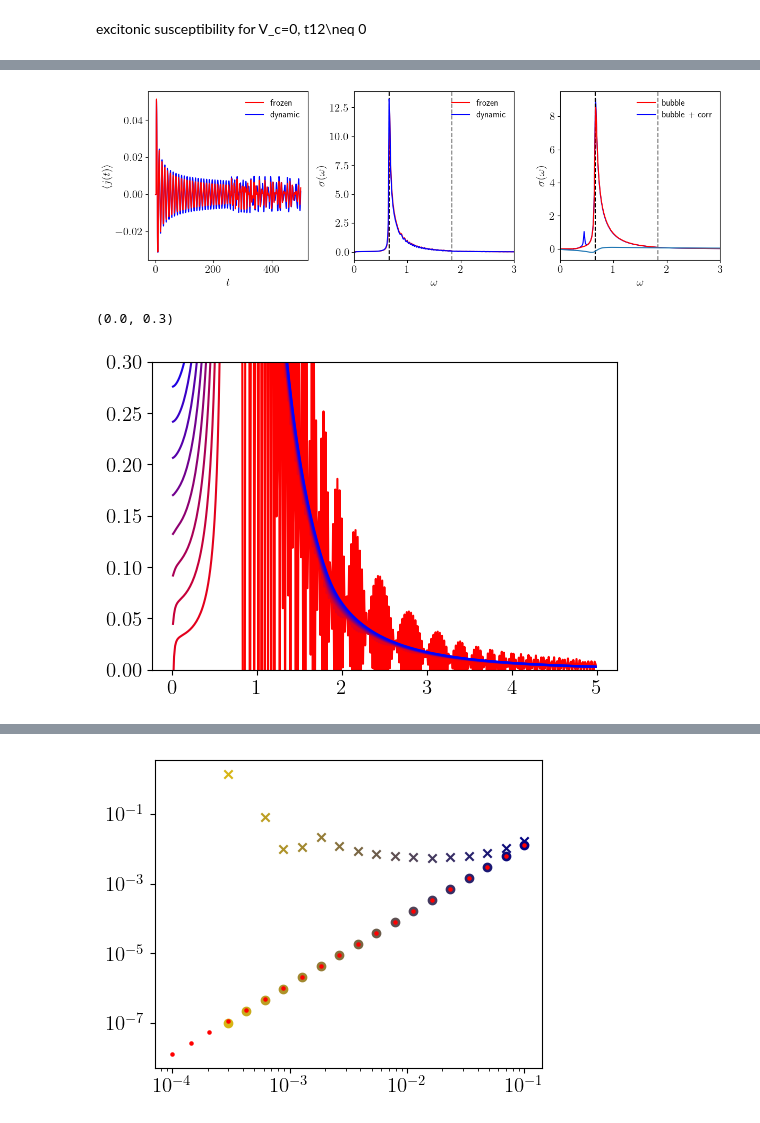
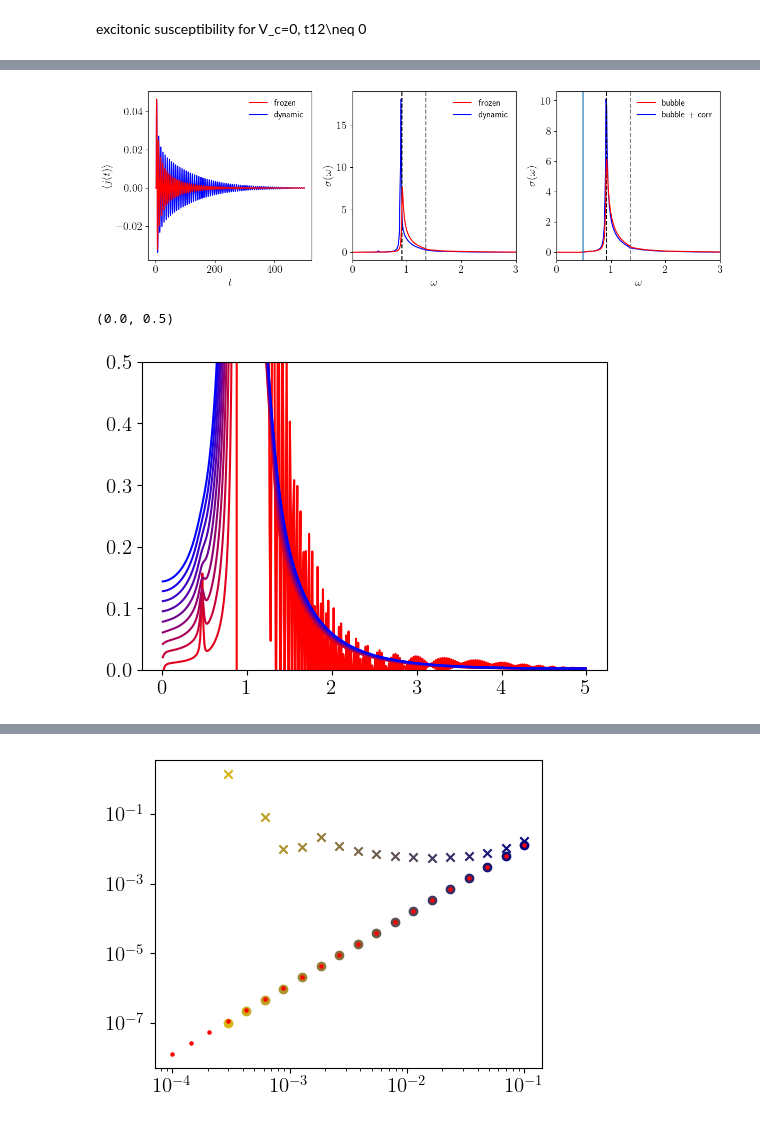
Before and after one commit to anastuhec/takarada, a Jupyter notebook: 25-03-test.ipynb, the cells around one changed output, grey strips where cells are left out. Drawn from its saved outputs; the diff is of its cells as text; code cells hidden in the pictures.

```diff
--- a/25-03-test.ipynb
+++ b/25-03-test.ipynb
@@ -76,7 +76,7 @@ Vb = 1.0
 mu0 = 0.
 include_hartree = True
 
-Nk = 1000
+Nk = 2500
 
 gap = -3
 epsilon = 0.5*(gap + 2*t_ + 2*t)
@@ -142,7 +142,7 @@ sigma = 0.01
 Omega0 = 0.0
 dt = 0.003
 t_max = 500
-Ncorr = 10
+Ncorr = 100
 tol = 1e-5
 
 Gamma = 0.01
@@ -175,22 +175,23 @@ timeN, measurementN, normaN, delta_bsN, delta_csN = simulate_pulz(m.K, m.hk0, m.
 # %%
 ''' 4. compute excitonic susceptibitiliy via RPA '''
 rhos, thetas = rho_operators(m.K, m.phys_parameters, m.include_hartree)
-theta = thetas
+thetas = -thetas
 rhos_tilde = operator_tilde(rhos, m.vecs)
 L = 30
-deg = 500
+deg = 1000
 nodes, weights = np.polynomial.legendre.leggauss(deg)
 Nop = len(thetas)
 I = np.eye(Nop)
 
-Gammas = np.linspace(0.001,0.1,30)
-omegas = np.linspace(0.01, 3.0, 500)
+Gammas = [0.005]
+omegas = np.linspace(0.01, 3.0, 300)
 chi_xy0 = np.zeros((len(Gammas), len(omegas)), dtype=np.complex128)
 chi_xy = np.zeros_like(chi_xy0)
 
 chi_yy0 = np.zeros_like(chi_xy0)
 chi_yy = np.zeros_like(chi_xy0)
 
+determinants = np.zeros((len(Gammas), len(omegas)), dtype=np.complex128)
 
 for g, Gamma in enumerate(Gammas):
     print(g)
@@ -204,9 +205,13 @@ for g, Gamma in enumerate(Gammas):
                 chi0[i,j] = chi_UV(m.Nk, rhos_tilde[i], rhos_tilde[j], pi_w, pi_eps_w)
         chi_yy0[g,om] = chi0[2,2]
         chi_xy0[g,om] = chi0[1,2]
-        mat = I + chi0 @ np.diag(thetas)
-        inv = LA.inv(mat)
+        mat = I - chi0 @ np.diag(thetas)
+        determinants[g,om] = LA.det(mat)
+        inv = np.linalg.inv(mat)
         assert np.max(np.abs(inv @ mat - I)) < 1e-10
+
+        x, residuals, rank, sv = np.linalg.lstsq(mat, chi0, rcond=None)
+
         chi = inv @ chi0
         chi_yy[g,om] = chi[2,2]
         chi_xy[g,om] = chi[1,2]
@@ -568,24 +521,24 @@ measNJ = measurementNJ[0].real - measurementNJ[0,0].real
 
 pulz = A_pulz(time, A0, t0, sigma, Omega0)
 omega_cut = 5
-eta = 0.007
+eta = 0.01
 
 Omega, Sigma = optical_conductivity(timeJ, measJ, pulz, eta, omega_cut, m.Nk)
 _, SigmaN = optical_conductivity(timeJ, measNJ, pulz, eta, omega_cut, m.Nk)
 
-ax[0].plot(timeNJ, measJ, color='red', label='frozen')
-ax[0].plot(timeNJ, measNJ, color='blue', zorder=-100, label='dynamic')
+ax[0].plot(timeNJ, measJ * np.exp(-eta * timeNJ), color='red', label='frozen')
+ax[0].plot(timeNJ, measNJ * np.exp(-eta * timeNJ), color='blue', zorder=-100, label='dynamic')
 #ax[0].set_xlim(0,200)
 ax[0].set_xlabel(r'$t$', fontsize=15)
 ax[0].set_ylabel(r'$\langle{j(t)\rangle}$', fontsize=15)
 
 ax[1].plot(Omega, Sigma, color='red', label='frozen',)# ls='dashed')
-ax[1].plot(Omega, SigmaN, color='blue', label='dynamic',)# ls='dashed')
+ax[1].plot(Omega, SigmaN, color='blue', label='dynamic',zorder=-100)# ls='dashed')
 
 for j in range(2):
     ax[1].set_xlim(0,4)
 
-g = 3
+g = 2
 ax[2].plot(omegas, sigma_x[g], color='red', label='bubble')
 ax[2].plot(omegas, sigma_x[g] + dsigma_x[g], color='blue', label='bubble + corr', zorder=-100)
 
@@ -601,31 +554,34 @@ for j in range(1,3):
 #ax[1].set_ylim(0,0.3)
 pal = get_palette_hex('viridis', len(Gammas))
 
-ax[2].plot(ena, 1000 * np.imag(dve / tri))
+#ax[2].plot(ena, 1000 * np.imag(dve / tri))
 
 
 #ax[1].set_ylim(0,0.3)
-#ax[2].set_ylim(0,0.3)
+#ax[2].set_ylim(0,2)
+
+ax[2].axvline(omega_yy_max)
+
 plt.tight_layout()
 
 #for g, Gamma in enumerate(Gammas):
 #    if g > 1: ax[2].plot(omegas / gap, sigma_x[g] + dsigma_x[g], color=pal[g])
 # %% [output]
-[figure, old version]
+[figure, new version]
 # %%
 etas = np.linspace(0,1e-1,10)
 
 for i, eta in enumerate(etas):
 
     Omega, Sigma = optical_conductivity(timeJ, measJ, pulz, eta, omega_cut, m.Nk)
     _, SigmaN = optical_conductivity(timeJ, measNJ, pulz, eta, omega_cut, m.Nk)
 
     plt.plot(Omega, SigmaN, color=colorFader('red', 'blue', i / (len(etas) - 1)))
 
-plt.ylim(0,0.3)
+plt.ylim(0,0.5)
 # %% [output]
-(0.0, 0.3)
+(0.0, 0.5)
-[figure, old version]
+[figure, new version]
 # %%
 pal = [colorFader('gold', 'navy', i / (len(Gammas) - 1)) for i in range(len(Gammas))]
 fig, ax = plt.subplots(ncols=2, figsize=(10,4))
```
Also changed, not shown: parts of 16 cells of this notebook.
